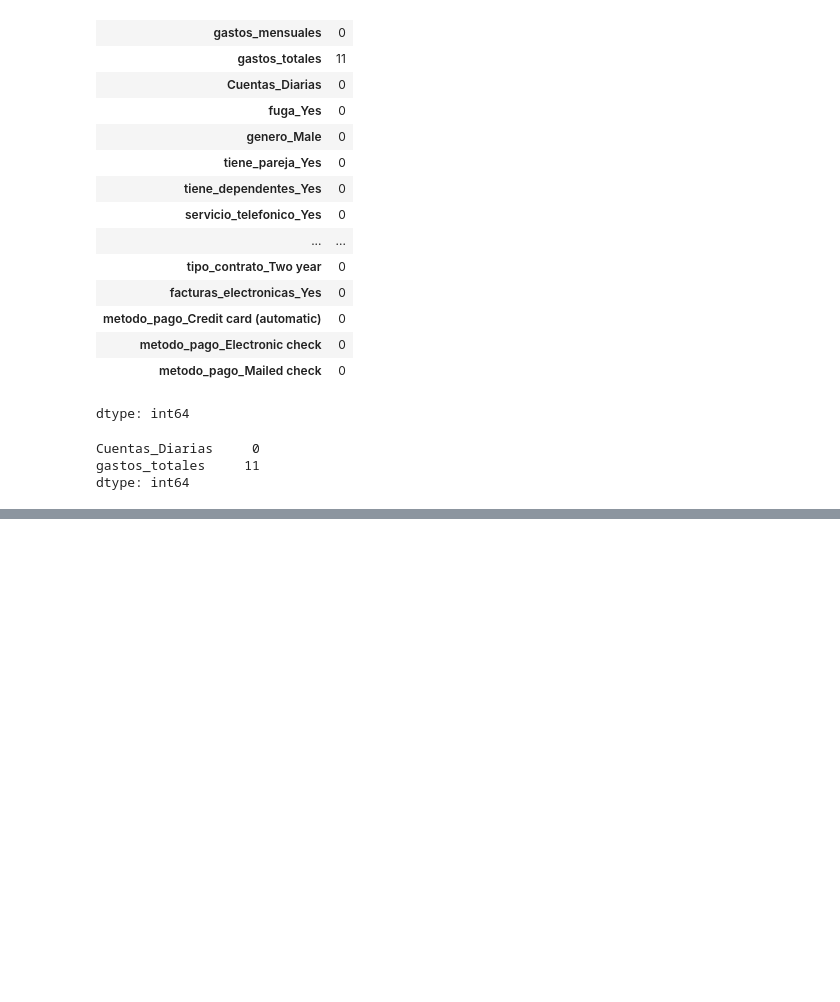
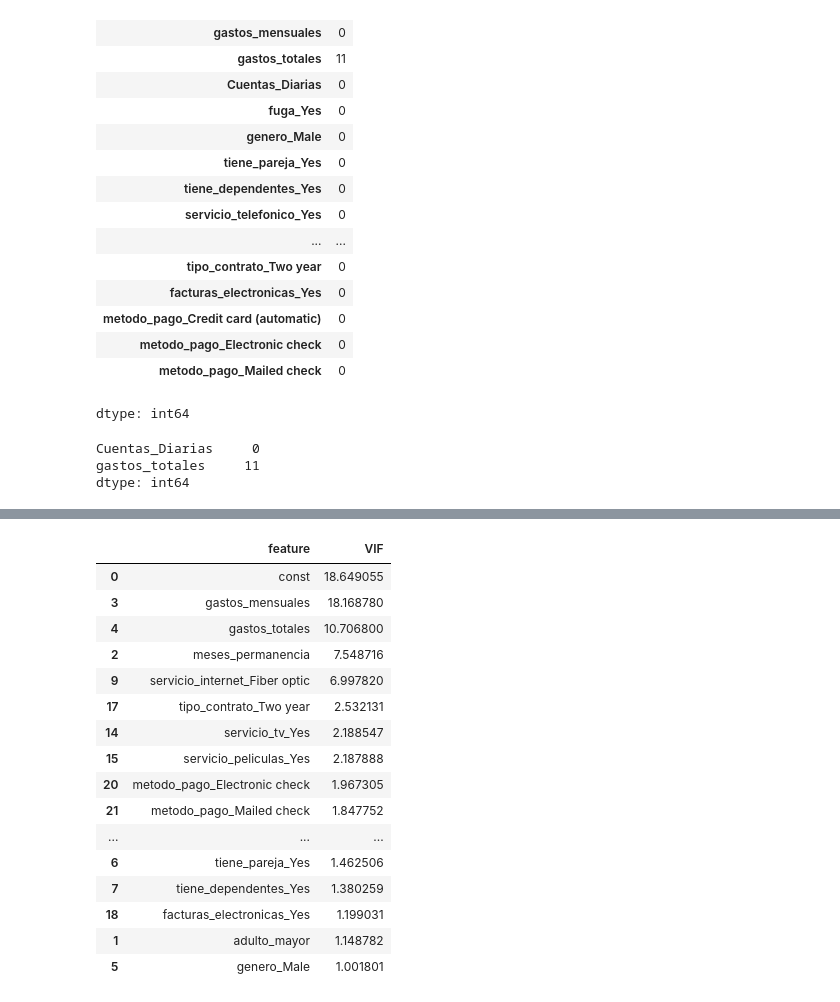
Before and after one commit to CataGimeno/challenge_telecom_X_PARTE_2_CGR, a Jupyter notebook: CGR_TelecomX_LATAM_PARTE_2.ipynb, the cells around one changed output, grey strips where cells are left out. Saved outputs shown, nothing was run; the diff lists cells and outputs as text; code cells hidden in the pictures; blank space fills up the shorter version.

```diff
--- a/CGR_TelecomX_LATAM_PARTE_2.ipynb
+++ b/CGR_TelecomX_LATAM_PARTE_2.ipynb
@@ -160,0 +289,50 @@ dtype: int64
+# %%
+from statsmodels.stats.outliers_influence import variance_inflation_factor
+import statsmodels.api as sm
+
+# ====== Etapa 1: Copiar X original para não modificar o original ======
+X_filtered = X_const.copy()
+
+# ====== Etapa 2: Remover variáveis com multicolinearidade perfeita (VIF = inf) ======
+cols_to_drop = [
+    "servicio_telefonico_Yes",               # Altamente colinear com "MultipleLines"
+    "lineas_multiples_No phone service"  # Redundante com ausência de telefone
+]
+X_filtered.drop(columns=cols_to_drop, inplace=True)
+
+# ====== Etapa 3: Remover redundâncias fortes entre variáveis numéricas ======
+# Se 'Total.Day' e 'Charges.Total' são derivados de 'Monthly' e 'tenure', mantemos só um
+X_filtered.drop(columns=["Cuentas_Diarias"], inplace=True)
+
+# ====== Etapa 4: Remover redundância entre dummies da mesma variável categórica ======
+# Se usou get_dummies sem drop_first, você tem dummies redundantes para InternetService
+X_filtered.drop(columns=["servicio_internet_No"], inplace=True)
+
+# ====== Etapa 5: Garantir que os dados estão em float para o VIF funcionar ======
+X_filtered = X_filtered.astype(float)
+
+# ====== Etapa 6: Recalcular o VIF ======
+vif_data = pd.DataFrame()
+vif_data["feature"] = X_filtered.columns
+vif_data["VIF"] = [variance_inflation_factor(X_filtered.values, i) for i in range(X_filtered.shape[1])]
+
+# ====== Etapa 7: Exibir os resultados ======
+display(vif_data.sort_values(by="VIF", ascending=False))
+# %% [output]
+|  | feature | VIF |
+| 0 | const | 18.649055 |
+| 3 | gastos_mensuales | 18.168780 |
+| 4 | gastos_totales | 10.706800 |
+| 2 | meses_permanencia | 7.548716 |
+| 9 | servicio_internet_Fiber optic | 6.997820 |
+| 17 | tipo_contrato_Two year | 2.532131 |
+| 14 | servicio_tv_Yes | 2.188547 |
+| 15 | servicio_peliculas_Yes | 2.187888 |
+| 20 | metodo_pago_Electronic check | 1.967305 |
+| 21 | metodo_pago_Mailed check | 1.847752 |
+| ... | ... | ... |
+| 6 | tiene_pareja_Yes | 1.462506 |
+| 7 | tiene_dependentes_Yes | 1.380259 |
+| 18 | facturas_electronicas_Yes | 1.199031 |
+| 1 | adulto_mayor | 1.148782 |
+| 5 | genero_Male | 1.001801 |
```
Also changed, not shown: parts of 16 cells of this notebook.
